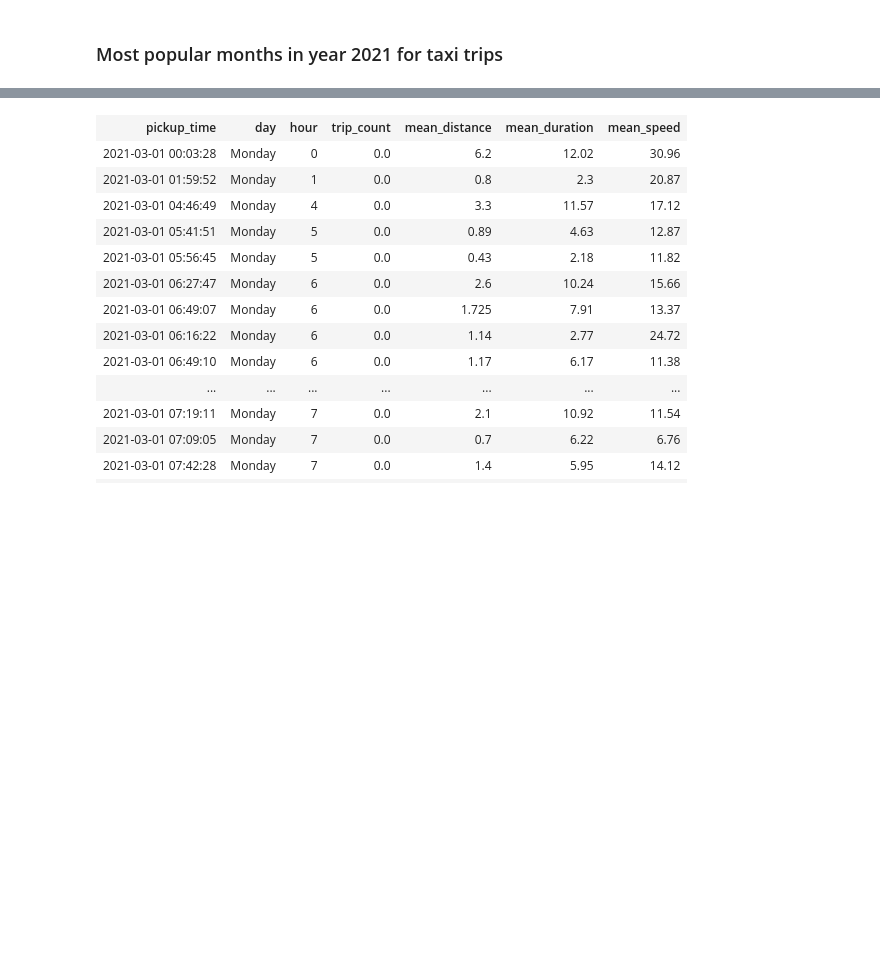
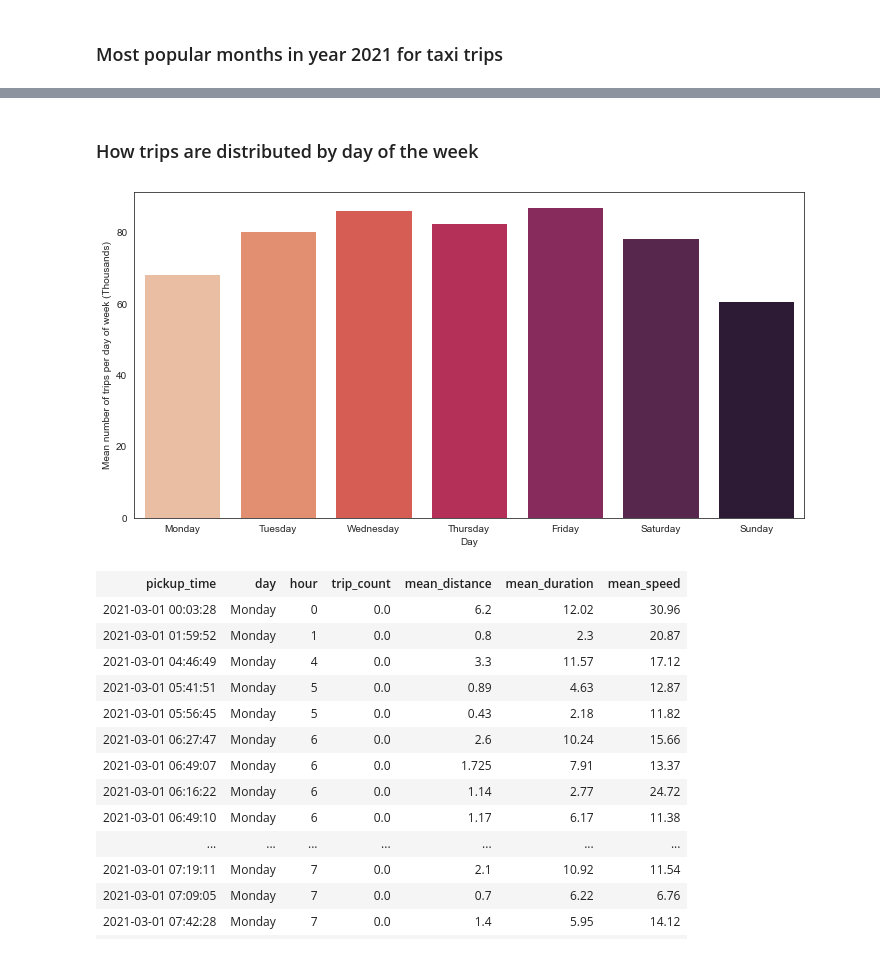
Before and after one commit to vineetver/Yellow-Taxi-Pipeline, a Jupyter notebook: notebooks/exploratory_data_analysis.ipynb, the cells around one changed output, grey strips where cells are left out. Drawn from its saved outputs; the diff is of its cells as text; code cells hidden in the pictures; blank space fills up the shorter version.

```diff
--- a/notebooks/exploratory_data_analysis.ipynb
+++ b/notebooks/exploratory_data_analysis.ipynb
@@ -124,27 +122,28 @@ plt.show()
+# %% [markdown]
+### How trips are distributed by day of the week
 # %%
 viz = spark.sql("""
 SELECT
-    tpep_pickup_datetime AS pickup_time,
+    TO_DATE(tpep_pickup_datetime) AS pickup_time,
     DATE_FORMAT(tpep_pickup_datetime, 'EEEE') AS day,
-    ROUND(COUNT(1)/1000, 2) AS trip_count
+    ROUND(COUNT(*)/1000, 2) AS trip_count
 FROM
     trip_table
 GROUP BY
     pickup_time,
     day
-
 """).toPandas()
 
+mean_trips_week_day = viz.groupby('day').agg({'trip_count': 'mean'}).reset_index()
+mean_trips_week_day = mean_trips_week_day.set_index('day').reindex(['Monday', 'Tuesday', 'Wednesday', 'Thursday', 'Friday', 'Saturday', 'Sunday']).reset_index()
+
 fig = plt.figure(figsize=(12, 6))
-ax = sns.lineplot(x='pickup_time', y='trip_count', data=viz, palette='rocket_r')
-ax.set_title('Number of trips per day in 2021')
+ax = sns.barplot(x='day', y='trip_count', data=mean_trips_week_day, palette='rocket_r')
 ax.set_xlabel('Day')
-ax.set_ylabel('Number of trips (thousands)')
-## set major locator
-ax.xaxis.set_major_locator(mdates.MonthLocator())
-
-
+ax.set_ylabel('Mean number of trips per day of week (Thousands)')
 plt.show()
+# %% [output]
+[figure, added]
 # %%
 spark.sql("""
 SELECT
```
Also changed, not shown: parts of 8 cells of this notebook.
